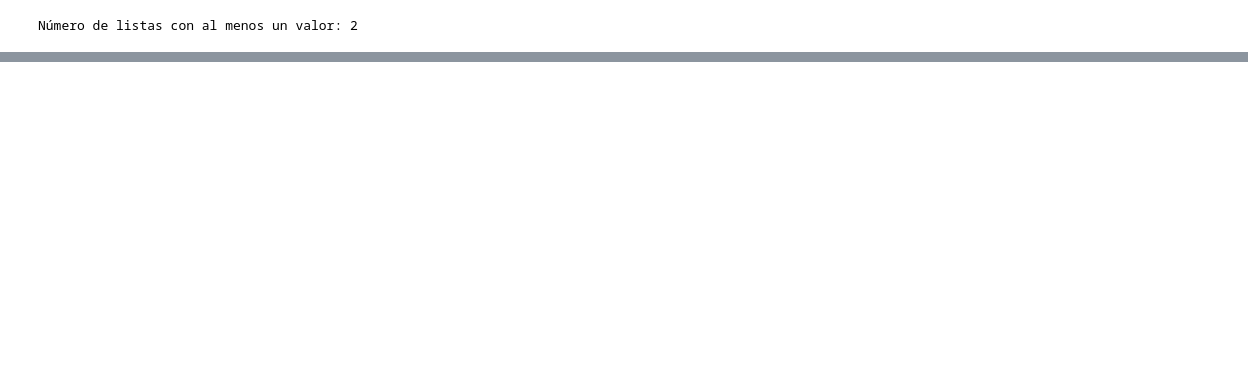
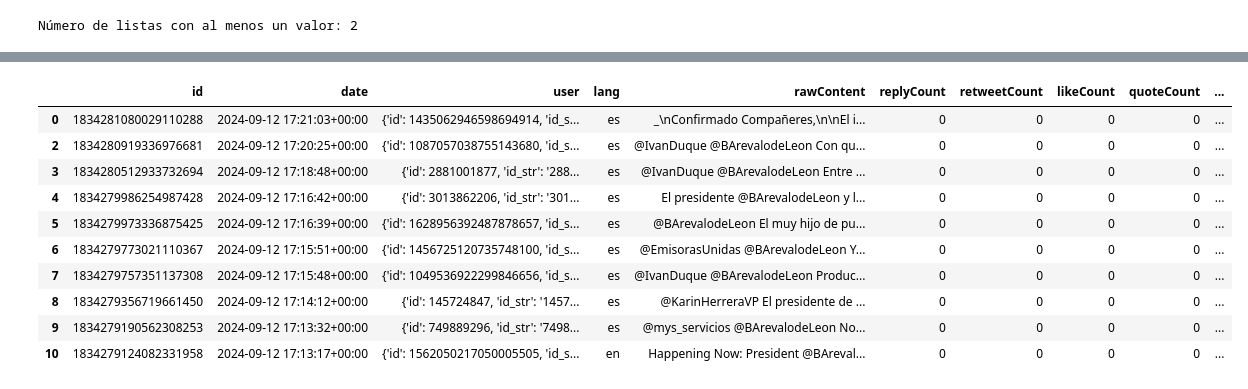
Before and after one commit to LINDAINES213/Lab7_DataScience, a Jupyter notebook: Laboratorio7.ipynb, the cells around one changed output, grey strips where cells are left out. Saved outputs shown, nothing was run; the diff lists cells and outputs as text; code cells hidden in the pictures; blank space fills up the shorter version.

```diff
--- a/Laboratorio7.ipynb
+++ b/Laboratorio7.ipynb
@@ -151,9 +181,3 @@ df_tweets.head(10)
 | 8 | 1834279356719661450 | 2024-09-12 17:14:12+00:00 | {'id': 145724847, 'id_str': '1457... | es | @KarinHerreraVP El presidente de ... | 0 | 0 | 0 | 0 | ... |
 | 9 | 1834279190562308253 | 2024-09-12 17:13:32+00:00 | {'id': 749889296, 'id_str': '7498... | es | @mys_servicios @BArevalodeLeon No... | 0 | 0 | 0 | 0 | ... |
 10 rows × 23 columns
-# %%
-if 'quotedTweet' in df_tweets.columns:
-    df_tweets = df_tweets.drop(columns=['quotedTweet'])
-
-
-df_tweets.head(10)
@@ -192,0 +200,5 @@ Número de valores diferentes de 0 y None en la columna quoteCount: 350
+# %%
+non_empty_count = df_tweets['links'].apply(lambda x: len(x) > 0).sum()
+print(f'Número de listas con al menos un valor: {non_empty_count}')
+if 'links' in df_tweets.columns:
+    df_tweets = df_tweets.drop(columns=['links'])
@@ -192,0 +397,15 @@ Número de valores diferentes de 0 y None en la columna quoteCount: 350
+# %%
+dfMentionedUsers = df_tweets[df_tweets['mentionedUsers'].apply(lambda x: len(x) > 0)]
+dfMentionedUsers.head(10)
+# %% [output]
+|  | id | date | user | lang | rawContent | replyCount | retweetCount | likeCount | quoteCount | ... |
+| 0 | 1834281080029110288 | 2024-09-12 17:21:03+00:00 | {'id': 1435062946598694914, 'id_s... | es | _\nConfirmado Compañeres,\n\nEl i... | 0 | 0 | 0 | 0 | ... |
+| 2 | 1834280919336976681 | 2024-09-12 17:20:25+00:00 | {'id': 1087057038755143680, 'id_s... | es | @IvanDuque @BArevalodeLeon Con qu... | 0 | 0 | 0 | 0 | ... |
+| 3 | 1834280512933732694 | 2024-09-12 17:18:48+00:00 | {'id': 2881001877, 'id_str': '288... | es | @IvanDuque @BArevalodeLeon Entre ... | 0 | 0 | 0 | 0 | ... |
+| 4 | 1834279986254987428 | 2024-09-12 17:16:42+00:00 | {'id': 3013862206, 'id_str': '301... | es | El presidente @BArevalodeLeon y l... | 0 | 0 | 0 | 0 | ... |
+| 5 | 1834279973336875425 | 2024-09-12 17:16:39+00:00 | {'id': 1628956392487878657, 'id_s... | es | @BArevalodeLeon El muy hijo de pu... | 0 | 0 | 0 | 0 | ... |
+| 6 | 1834279773021110367 | 2024-09-12 17:15:51+00:00 | {'id': 1456725120735748100, 'id_s... | es | @EmisorasUnidas @BArevalodeLeon Y... | 0 | 0 | 0 | 0 | ... |
+| 7 | 1834279757351137308 | 2024-09-12 17:15:48+00:00 | {'id': 1049536922299846656, 'id_s... | es | @IvanDuque @BArevalodeLeon Produc... | 0 | 0 | 0 | 0 | ... |
+| 8 | 1834279356719661450 | 2024-09-12 17:14:12+00:00 | {'id': 145724847, 'id_str': '1457... | es | @KarinHerreraVP El presidente de ... | 0 | 0 | 0 | 0 | ... |
+| 9 | 1834279190562308253 | 2024-09-12 17:13:32+00:00 | {'id': 749889296, 'id_str': '7498... | es | @mys_servicios @BArevalodeLeon No... | 0 | 0 | 0 | 0 | ... |
+| 10 | 1834279124082331958 | 2024-09-12 17:13:17+00:00 | {'id': 1562050217050005505, 'id_s... | en | Happening Now: President @BAreval... | 0 | 0 | 0 | 0 | ... |
```
Also changed, not shown: parts of 38 cells of this notebook.
